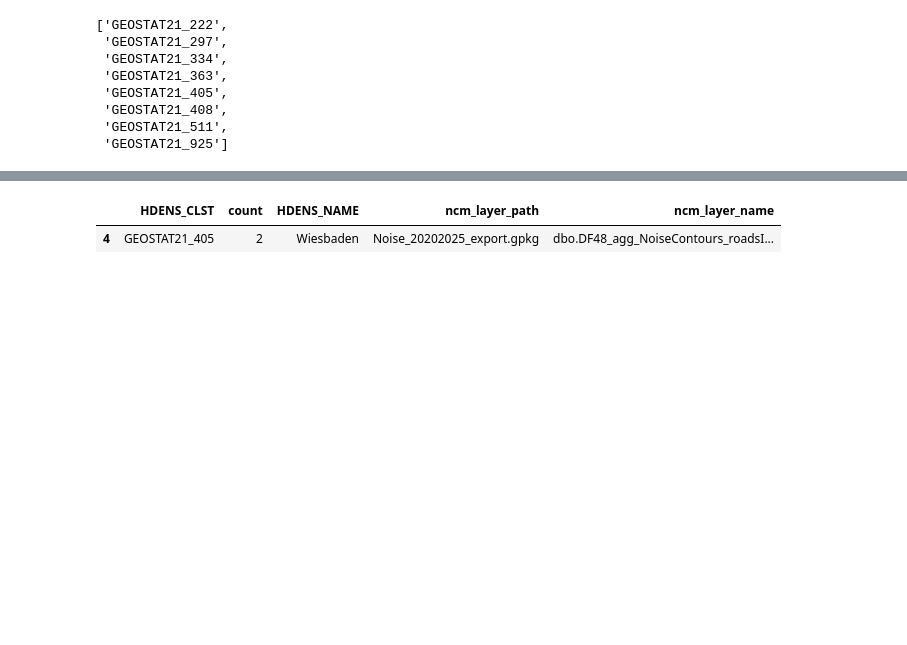
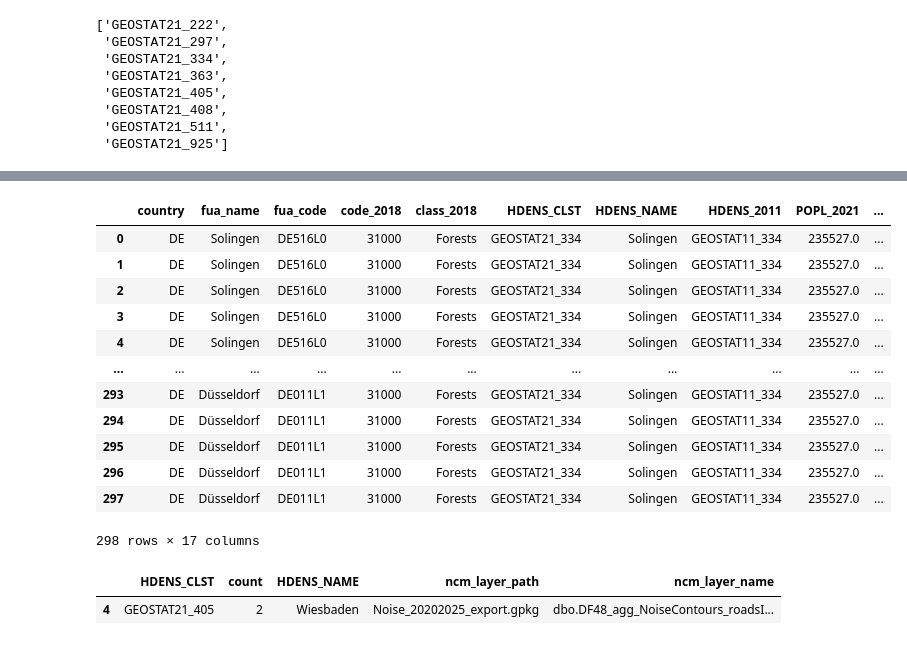
Before and after one commit to ubachr/GQA, a Jupyter notebook: 00_ComputeMultipleUA_cities.ipynb, the cells around one changed output, grey strips where cells are left out. Drawn from its saved outputs; the diff is of its cells as text; code cells hidden in the pictures; blank space fills up the shorter version.

```diff
--- a/00_ComputeMultipleUA_cities.ipynb
+++ b/00_ComputeMultipleUA_cities.ipynb
@@ -195,5 +195,7 @@ cities_ls
  'GEOSTAT21_925']
 # %%
 cities_ls =  [
- 'GEOSTAT21_334',
- 'GEOSTAT21_511']
+ 'GEOSTAT21_334']
+# %%
+uc_city_code = 'GEOSTAT21_334'
+codes.query(f'HDENS_CLST=="{uc_city_code}"').UA2018.values[1].strip()
@@ -290,12 +294,12 @@ for uc_city_code in cities_ls:
                 # 5 IDENTIFY GREEN AREAS EXCLUDED (NOT COVERED BY NCM)
                 # Perform spatial overlay (intersection)
                 nqgreen = gpd.overlay(uagreen_urbc, ncm_dis, how='intersection') #noisy/quiet green
-                not_covered = uagreen_urbc.geometry.difference(uagreen_urbc.geometry.intersection(nqgreen.geometry.unary_union))
-                # Filter out empty polygons(not empty polygons)
-                green_not_covered_by_ncm = not_covered[~not_covered.is_empty]
-
-                # save to shapefile
-                file_path = os.path.join(outdata_f, f'{uc_city_code}_green_not_covered_by_ncm.shp')
+###                not_covered = uagreen_urbc.geometry.difference(uagreen_urbc.geometry.intersection(nqgreen.geometry.unary_union))
+###                # Filter out empty polygons(not empty polygons)
+###                green_not_covered_by_ncm = not_covered[~not_covered.is_empty]
+###
+###               # save to shapefile
+###               file_path = os.path.join(outdata_f, f'{uc_city_code}_green_not_covered_by_ncm.shp')
                 #green_not_covered_by_ncm.to_file(file_path, driver='ESRI Shapefile')
                 print ("green_not_covered_by_ncm")
 
@@ -387,3 +415,19 @@ ncm_agl
+# %%
+nqgreen
+# %% [output]
+|  | country | fua_name | fua_code | code_2018 | class_2018 | HDENS_CLST | HDENS_NAME | HDENS_2011 | POPL_2021 | ... |
+| 0 | DE | Solingen | DE516L0 | 31000 | Forests | GEOSTAT21_334 | Solingen | GEOSTAT11_334 | 235527.0 | ... |
+| 1 | DE | Solingen | DE516L0 | 31000 | Forests | GEOSTAT21_334 | Solingen | GEOSTAT11_334 | 235527.0 | ... |
+| 2 | DE | Solingen | DE516L0 | 31000 | Forests | GEOSTAT21_334 | Solingen | GEOSTAT11_334 | 235527.0 | ... |
+| 3 | DE | Solingen | DE516L0 | 31000 | Forests | GEOSTAT21_334 | Solingen | GEOSTAT11_334 | 235527.0 | ... |
+| 4 | DE | Solingen | DE516L0 | 31000 | Forests | GEOSTAT21_334 | Solingen | GEOSTAT11_334 | 235527.0 | ... |
+| ... | ... | ... | ... | ... | ... | ... | ... | ... | ... | ... |
+| 293 | DE | Düsseldorf | DE011L1 | 31000 | Forests | GEOSTAT21_334 | Solingen | GEOSTAT11_334 | 235527.0 | ... |
+| 294 | DE | Düsseldorf | DE011L1 | 31000 | Forests | GEOSTAT21_334 | Solingen | GEOSTAT11_334 | 235527.0 | ... |
+| 295 | DE | Düsseldorf | DE011L1 | 31000 | Forests | GEOSTAT21_334 | Solingen | GEOSTAT11_334 | 235527.0 | ... |
+| 296 | DE | Düsseldorf | DE011L1 | 31000 | Forests | GEOSTAT21_334 | Solingen | GEOSTAT11_334 | 235527.0 | ... |
+| 297 | DE | Düsseldorf | DE011L1 | 31000 | Forests | GEOSTAT21_334 | Solingen | GEOSTAT11_334 | 235527.0 | ... |
+298 rows × 17 columns
 # %%
 uc_multiUA.query(f'HDENS_CLST=="{uc_city_code}"')
 # %% [output]
```
Also changed, not shown: parts of 3 cells of this notebook.
